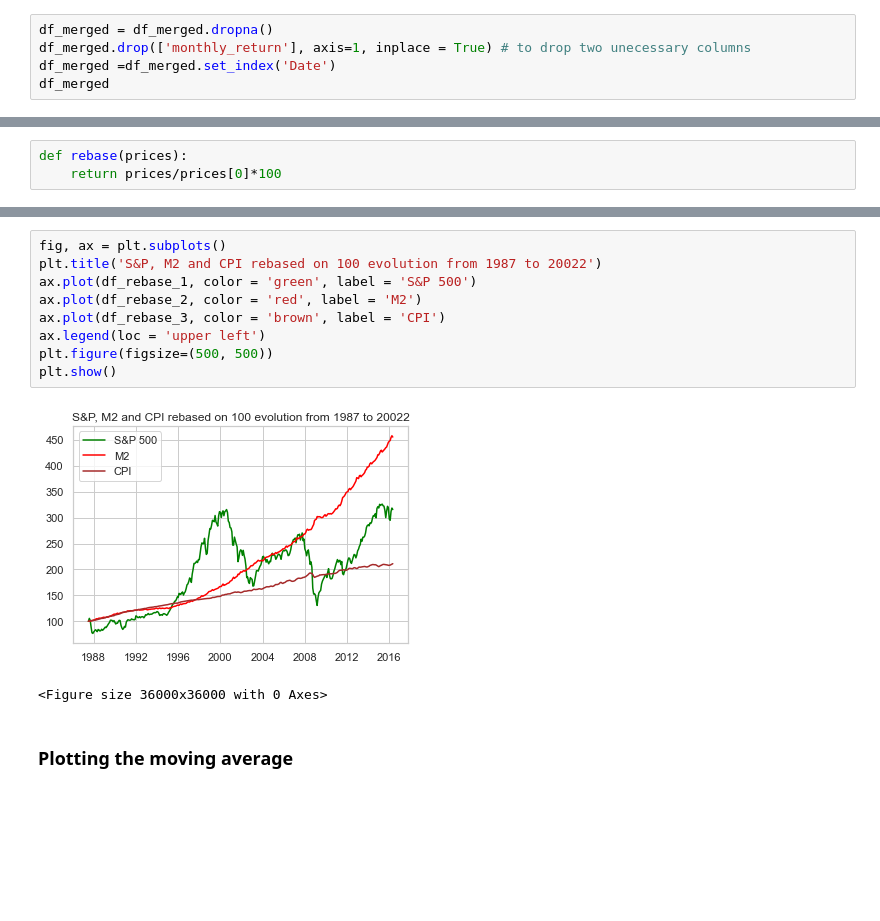
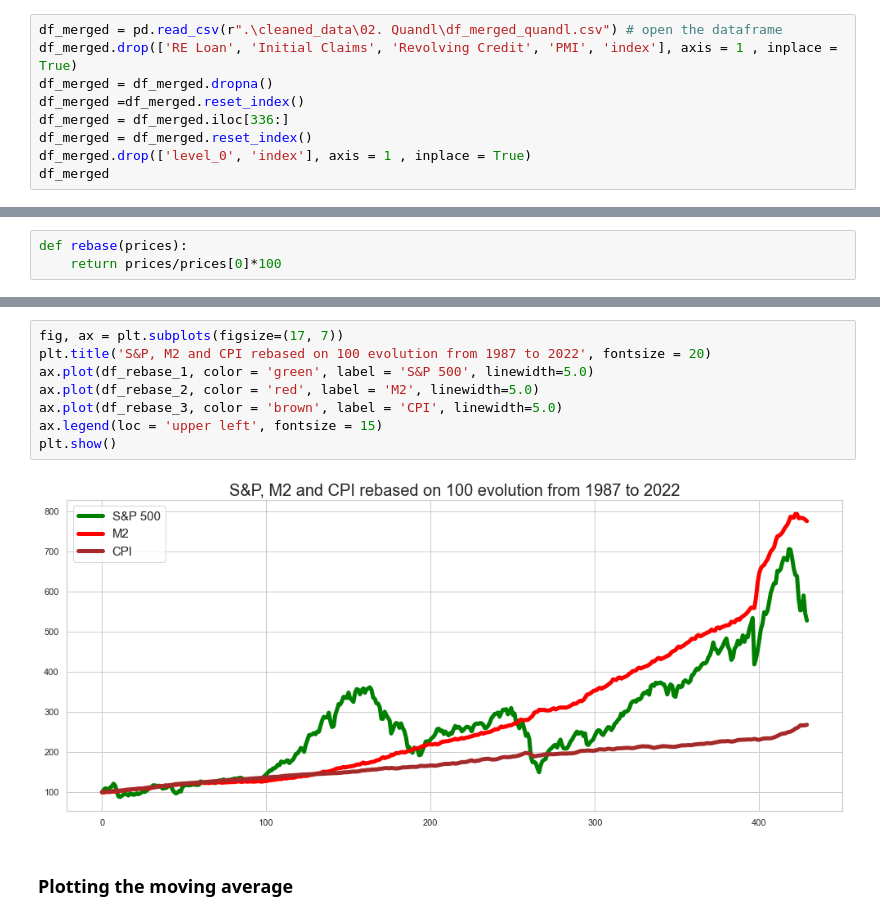
Before and after one commit to RaphHer/Project_Final_Ironhack, a Jupyter notebook: 5. Quandl Visualization .ipynb, the cells around one changed output, grey strips where cells are left out. Cells and saved outputs as stored; diff of their text form; blank space fills up the shorter version.

```diff
--- a/5. Quandl Visualization .ipynb
+++ b/5. Quandl Visualization .ipynb
@@ -196,8 +196,12 @@ plt.show()
 # %% [markdown]
 ## Rebasing the different paremeters to 100 and see their evolution starting in 1987
 # %%
+df_merged = pd.read_csv(r".\cleaned_data\02. Quandl\df_merged_quandl.csv") # open the dataframe
+df_merged.drop(['RE Loan', 'Initial Claims', 'Revolving Credit', 'PMI', 'index'], axis = 1 , inplace = True)
 df_merged = df_merged.dropna()
-df_merged.drop(['monthly_return'], axis=1, inplace = True) # to drop two unecessary columns
-df_merged =df_merged.set_index('Date')
+df_merged =df_merged.reset_index()
+df_merged = df_merged.iloc[336:]
+df_merged = df_merged.reset_index()
+df_merged.drop(['level_0', 'index'], axis = 1 , inplace = True)
 df_merged
 # %% [output]
@@ -254,15 +230,13 @@ df_rebase_all
 # %%
-fig, ax = plt.subplots()
-plt.title('S&P, M2 and CPI rebased on 100 evolution from 1987 to 20022')
-ax.plot(df_rebase_1, color = 'green', label = 'S&P 500')
-ax.plot(df_rebase_2, color = 'red', label = 'M2')
-ax.plot(df_rebase_3, color = 'brown', label = 'CPI')
-ax.legend(loc = 'upper left')
-plt.figure(figsize=(500, 500))
+fig, ax = plt.subplots(figsize=(17, 7))
+plt.title('S&P, M2 and CPI rebased on 100 evolution from 1987 to 2022', fontsize = 20)
+ax.plot(df_rebase_1, color = 'green', label = 'S&P 500', linewidth=5.0)
+ax.plot(df_rebase_2, color = 'red', label = 'M2', linewidth=5.0)
+ax.plot(df_rebase_3, color = 'brown', label = 'CPI', linewidth=5.0)
+ax.legend(loc = 'upper left', fontsize = 15)
 plt.show()
 # %% [output]
-[figure, old version]
+[figure, new version]
-<Figure size 36000x36000 with 0 Axes>
 # %% [markdown]
 ### Plotting the moving average
 # %%
```
Also changed, not shown: parts of 13 cells of this notebook.
